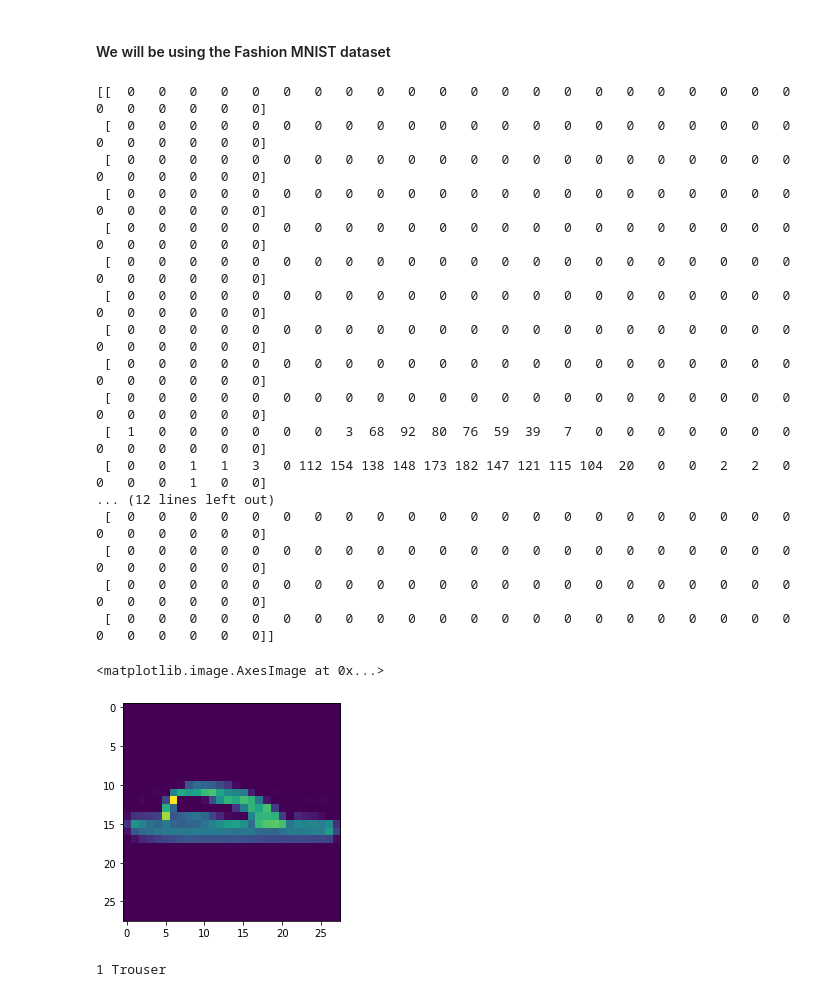
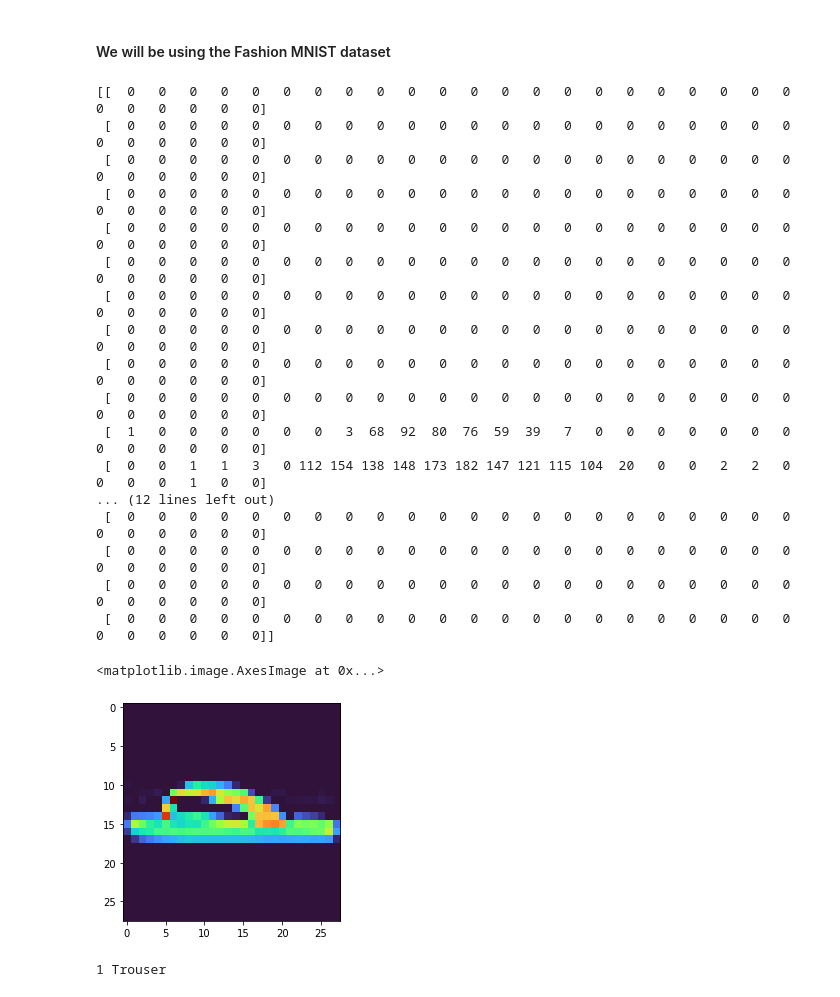
Before and after one commit to RndmCodeGuy20/Deep-Learning, a Jupyter notebook: Deep Learning Course 1.ipynb, the cells around one changed output. Saved outputs shown, nothing was run; the diff lists cells and outputs as text; code cells hidden in the pictures.

```diff
--- a/Deep Learning Course 1.ipynb
+++ b/Deep Learning Course 1.ipynb
@@ -46,34 +54,34 @@ Epoch 500/500
 # %%
 fashion_mnist = tf.keras.datasets.fashion_mnist
 
-(train_images, train_labels), (test_images, test_labes) = fashion_mnist.load_data()
+(train_images, train_labels), (test_images, test_labels) = fashion_mnist.load_data()
 # %%
 labels = ['T-shirt/Top', 'Trouser', 'Pullover', 'Dress', 'Coat', 'Sandal', 'Shirt', 'Sneaker', 'Bag', 'Ankle boot']
 # %%
 np.set_printoptions(linewidth=320)
 
 print(train_images[23324])
-plt.imshow(train_images[23324])
+plt.imshow(train_images[23324], cmap='turbo')
 # %% [output]
 [[  0   0   0   0   0   0   0   0   0   0   0   0   0   0   0   0   0   0   0   0   0   0   0   0   0   0   0   0]
  [  0   0   0   0   0   0   0   0   0   0   0   0   0   0   0   0   0   0   0   0   0   0   0   0   0   0   0   0]
  [  0   0   0   0   0   0   0   0   0   0   0   0   0   0   0   0   0   0   0   0   0   0   0   0   0   0   0   0]
  [  0   0   0   0   0   0   0   0   0   0   0   0   0   0   0   0   0   0   0   0   0   0   0   0   0   0   0   0]
  [  0   0   0   0   0   0   0   0   0   0   0   0   0   0   0   0   0   0   0   0   0   0   0   0   0   0   0   0]
  [  0   0   0   0   0   0   0   0   0   0   0   0   0   0   0   0   0   0   0   0   0   0   0   0   0   0   0   0]
  [  0   0   0   0   0   0   0   0   0   0   0   0   0   0   0   0   0   0   0   0   0   0   0   0   0   0   0   0]
  [  0   0   0   0   0   0   0   0   0   0   0   0   0   0   0   0   0   0   0   0   0   0   0   0   0   0   0   0]
  [  0   0   0   0   0   0   0   0   0   0   0   0   0   0   0   0   0   0   0   0   0   0   0   0   0   0   0   0]
  [  0   0   0   0   0   0   0   0   0   0   0   0   0   0   0   0   0   0   0   0   0   0   0   0   0   0   0   0]
  [  1   0   0   0   0   0   0   3  68  92  80  76  59  39   7   0   0   0   0   0   0   0   0   0   0   0   0   0]
  [  0   0   1   1   3   0 112 154 138 148 173 182 147 121 115 104  20   0   0   2   2   0   0   0   0   1   0   0]
 ... (12 lines left out)
  [  0   0   0   0   0   0   0   0   0   0   0   0   0   0   0   0   0   0   0   0   0   0   0   0   0   0   0   0]
  [  0   0   0   0   0   0   0   0   0   0   0   0   0   0   0   0   0   0   0   0   0   0   0   0   0   0   0   0]
  [  0   0   0   0   0   0   0   0   0   0   0   0   0   0   0   0   0   0   0   0   0   0   0   0   0   0   0   0]
  [  0   0   0   0   0   0   0   0   0   0   0   0   0   0   0   0   0   0   0   0   0   0   0   0   0   0   0   0]]
 <matplotlib.image.AxesImage at 0x...>
-[figure, old version]
+[figure, new version]
 # %%
 plt.imshow(train_images[49840], cmap='gray')
 print(train_labels[49840], labels[train_labels[49840]])
```
Also changed, not shown: parts of 10 cells of this notebook, 1 other file.
